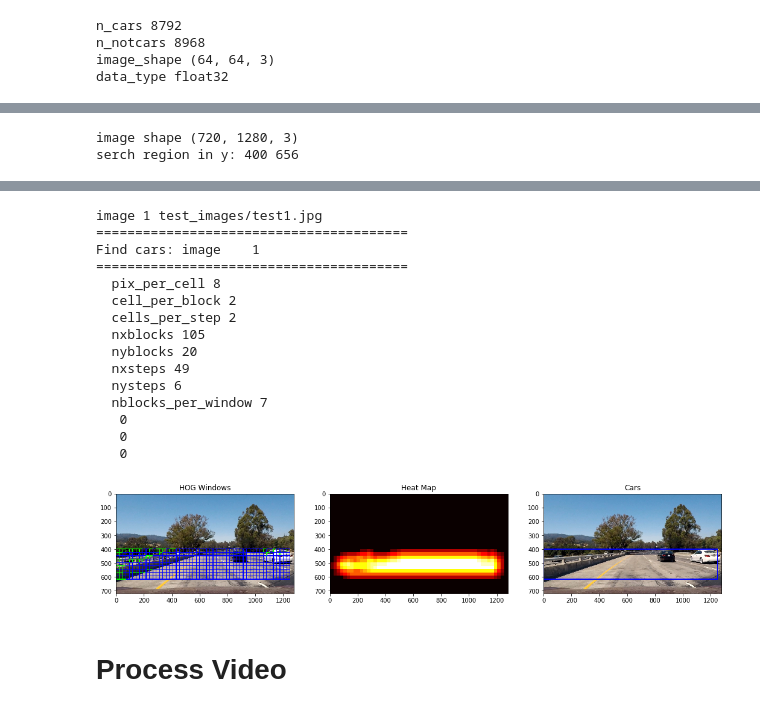
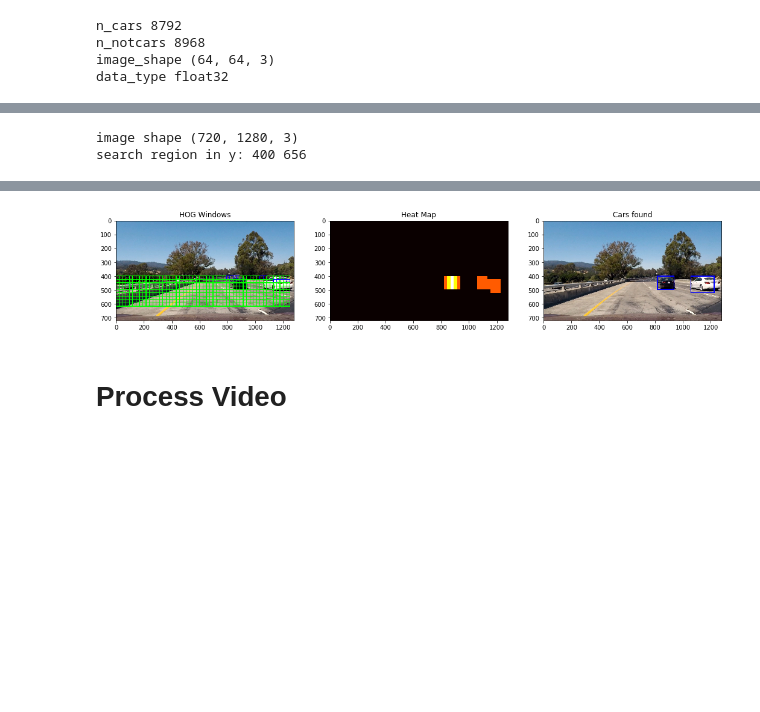
Before and after one commit to bgcarvalho/CarND-Term1-P5, a Jupyter notebook: Notebook.ipynb, the cells around one changed output, grey strips where cells are left out. Cells and saved outputs as stored; diff of their text form; code cells hidden in the pictures; blank space fills up the shorter version.

```diff
--- a/Notebook.ipynb
+++ b/Notebook.ipynb
@@ -57,6 +58,8 @@ def convert_color(img, conv='HLS'):
         return cv2.cvtColor(img, cv2.COLOR_RGB2LUV)
     if conv == 'HSV':
         return cv2.cvtColor(img, cv2.COLOR_RGB2HSV)
+    if conv == 'YCrCb':
+        return cv2.cvtColor(img, cv2.COLOR_RGB2YCrCb)
 # %%
 # draws boxes or circles on image/frame
 def draw_emphasis(img, bboxes, color=(0, 0, 255), thick=6, form='box'):
@@ -911,0 +1042,8 @@ Text(0.5,0,'features')
+# %%
+
+# Load data from the pickle file
+with open('model.pickle', 'rb') as f:
+    model_data = pickle.load(f)
+    svc = model_data['svc']
+    X_scaler = model_data['X_scaler']
+    cs = model_data['cs']
@@ -914,16 +1079,16 @@ img_test_list = glob.glob('test_images/*.jpg')
 
 ex1 = mpimg.imread(img_test_list[0])
 print('image shape', ex1.shape)
-ystart = np.int(ex1.shape[0] * 0.55)
-ystop  = np.int(ex1.shape[0] * 0.92)
+#ystart = np.int(ex1.shape[0] * 0.55)
+#ystop  = np.int(ex1.shape[0] * 0.92)
 ystart = 400
 ystop = 656
 scale = 1.5
 
-print('serch region in y:', ystart, ystop)
+print('search region in y:', ystart, ystop)
 # %% [output]
 image shape (720, 1280, 3)
-serch region in y: 400 656
+search region in y: 400 656
 # %%
 i = 0
 #for img_file in img_test_list:
@@ -939,25 +1104,28 @@ for img_file in ['test_images/test1.jpg']:
     ok = True
     try:
         out_img, all_box, box_list = find_cars(img,
-                                  i,
-                                  ystart,
-                                  ystop,
-                                  scale,
-                                  svc,
-                                  X_scaler,
-                                  o,
-                                  ppc,
-                                  cpb,
-                                  2,
-                                  ss,
-                                  64,
-                                  32)
+                                              i,
+                                              cs,
+                                              ystart,
+                                              ystop,
+                                              scale,
+                                              svc,
+                                              X_scaler,
+                                              o,
+                                              ppc,
+                                              cpb,
+                                              2,
+                                              ss,
+                                              64,
+                                              32)
 
     except NameError as e:
         print('trouble in image', i)
         ok = False
         print(e)
         continue
+
+    print(box_list)
 
     heat = np.zeros_like(img[:, :, 0]).astype(np.float)
 
@@ -981,6 +1149,7 @@ for img_file in ['test_images/test1.jpg']:
     plt.subplot(131)
     plt.imshow(out_img)
     plt.title('HOG Windows')
+    #plt.axes('off')
 
     plt.subplot(132)
     plt.imshow(heatmap, cmap='hot')
@@ -989,5 +1158,4 @@ for img_file in ['test_images/test1.jpg']:
     plt.subplot(133)
     plt.imshow(draw_img)
     plt.title('Cars found')
-    fig.tight_layout()
 # %% [output]
@@ -996,16 +1179 @@ WARNING:py.warnings:/Users/bgcarvalho/local/miniconda3/envs/ANN/lib/python3.6/si
-image 1 test_images/test1.jpg
-========================================
-Find cars: image    1
-========================================
-  pix_per_cell 8
-  cell_per_block 2
-  cells_per_step 2
-  nxblocks 105
-  nyblocks 20
-  nxsteps 49
-  nysteps 6
-  nblocks_per_window 7
-   0
-   0
-   0
-[figure, old version]
+[figure, new version]
```
Also changed, not shown: parts of 19 cells of this notebook.
